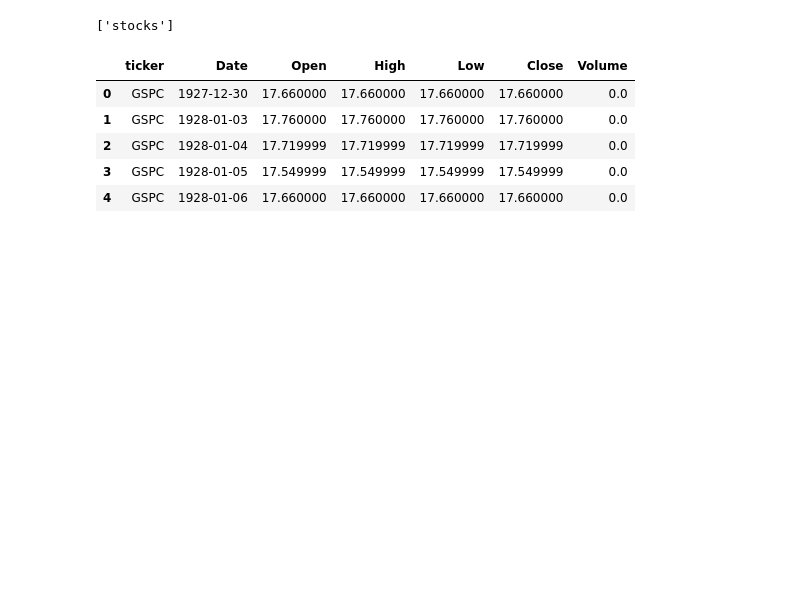
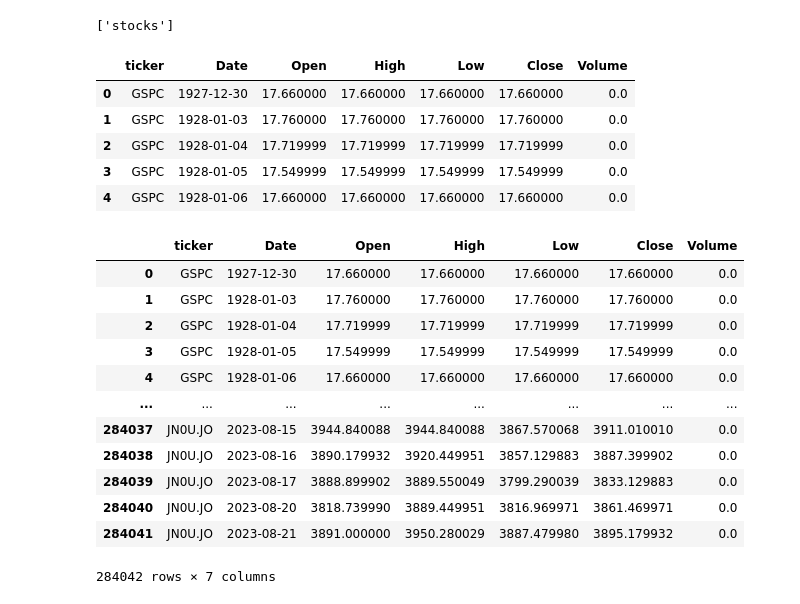
Before and after one commit to Alphaomegainfinity/yahoo_stocks_market, a Jupyter notebook: yfinance.ipynb, the cells around one changed output. Drawn from its saved outputs; the diff is of its cells as text; code cells hidden in the pictures; blank space fills up the shorter version.

```diff
--- a/yfinance.ipynb
+++ b/yfinance.ipynb
@@ -260,0 +261,18 @@ session.commit()
+# %%
+# retrieve data from postgresql database
+data_sql= pd.read_sql_query('select * from stocks', con=engine)
+data_sql
+# %% [output]
+|  | ticker | Date | Open | High | Low | Close | Volume |
+| 0 | GSPC | 1927-12-30 | 17.660000 | 17.660000 | 17.660000 | 17.660000 | 0.0 |
+| 1 | GSPC | 1928-01-03 | 17.760000 | 17.760000 | 17.760000 | 17.760000 | 0.0 |
+| 2 | GSPC | 1928-01-04 | 17.719999 | 17.719999 | 17.719999 | 17.719999 | 0.0 |
+| 3 | GSPC | 1928-01-05 | 17.549999 | 17.549999 | 17.549999 | 17.549999 | 0.0 |
+| 4 | GSPC | 1928-01-06 | 17.660000 | 17.660000 | 17.660000 | 17.660000 | 0.0 |
+| ... | ... | ... | ... | ... | ... | ... | ... |
+| 284037 | JN0U.JO | 2023-08-15 | 3944.840088 | 3944.840088 | 3867.570068 | 3911.010010 | 0.0 |
+| 284038 | JN0U.JO | 2023-08-16 | 3890.179932 | 3920.449951 | 3857.129883 | 3887.399902 | 0.0 |
+| 284039 | JN0U.JO | 2023-08-17 | 3888.899902 | 3889.550049 | 3799.290039 | 3833.129883 | 0.0 |
+| 284040 | JN0U.JO | 2023-08-20 | 3818.739990 | 3889.449951 | 3816.969971 | 3861.469971 | 0.0 |
+| 284041 | JN0U.JO | 2023-08-21 | 3891.000000 | 3950.280029 | 3887.479980 | 3895.179932 | 0.0 |
+284042 rows × 7 columns
```
Also changed, not shown: parts of 9 cells of this notebook, 1 other file.
